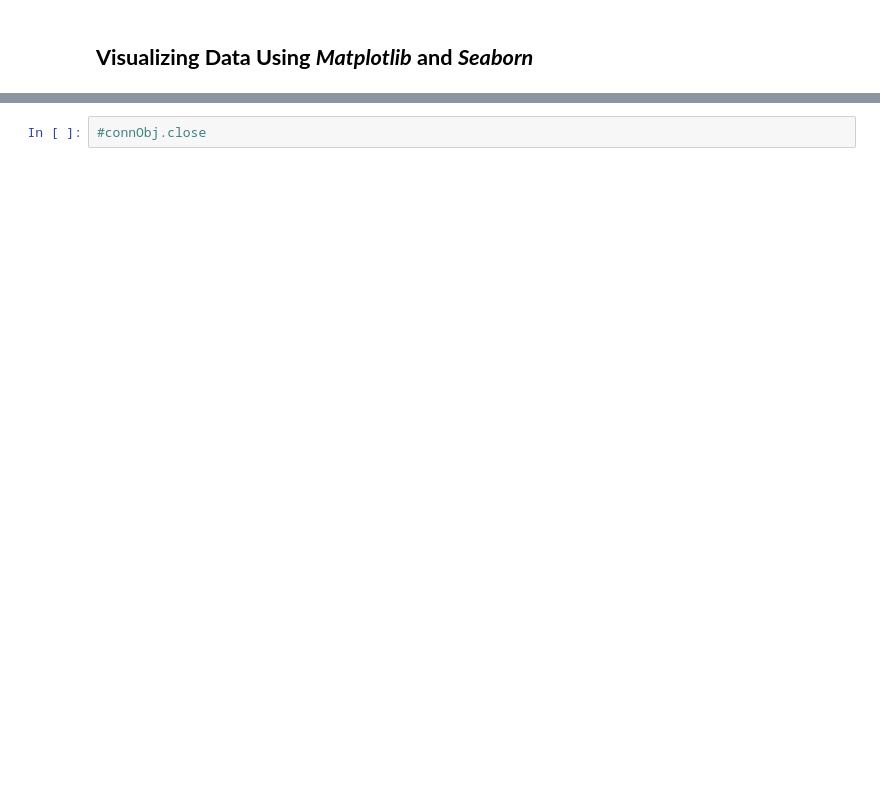
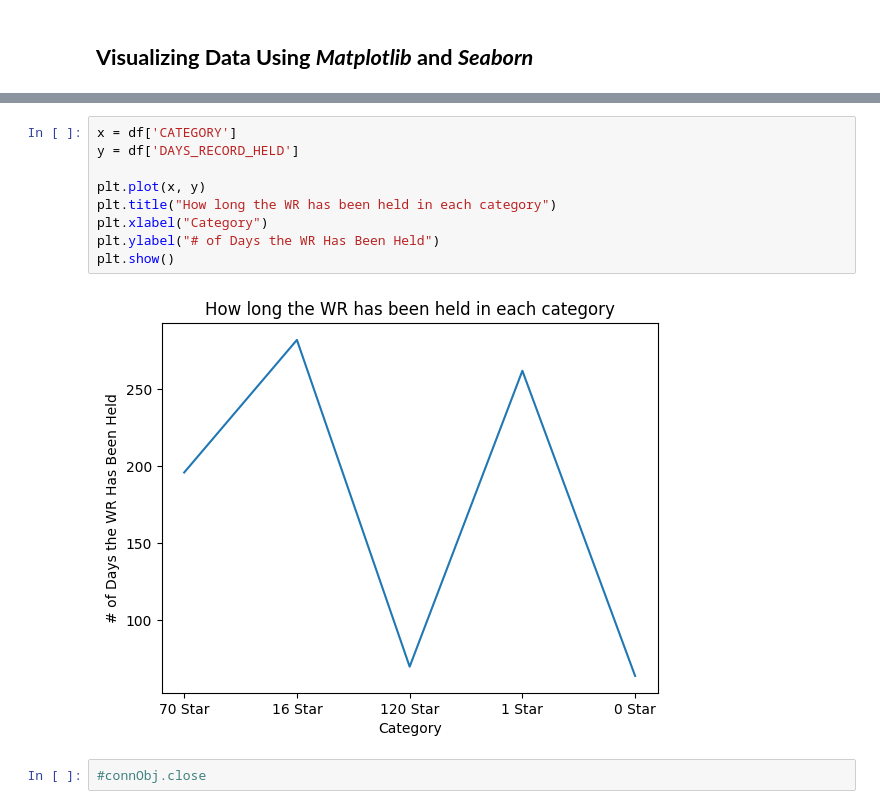
Before and after one commit to ouchmode/SM64-Speedrun-Data, a Jupyter notebook: SM64_Speedruns.ipynb, the cells around one changed output, grey strips where cells are left out. Saved outputs shown, nothing was run; the diff lists cells and outputs as text; blank space fills up the shorter version.

```diff
--- a/SM64_Speedruns.ipynb
+++ b/SM64_Speedruns.ipynb
@@ -502,2 +511,13 @@ df
+# %%
+x = df['CATEGORY']
+y = df['DAYS_RECORD_HELD']
+
+plt.plot(x, y)
+plt.title("How long the WR has been held in each category")
+plt.xlabel("Category")
+plt.ylabel("# of Days the WR Has Been Held")
+plt.show()
+# %% [output]
+[figure, added]
 # %%
 #connObj.close
```
Also changed, not shown: parts of 4 cells of this notebook.
